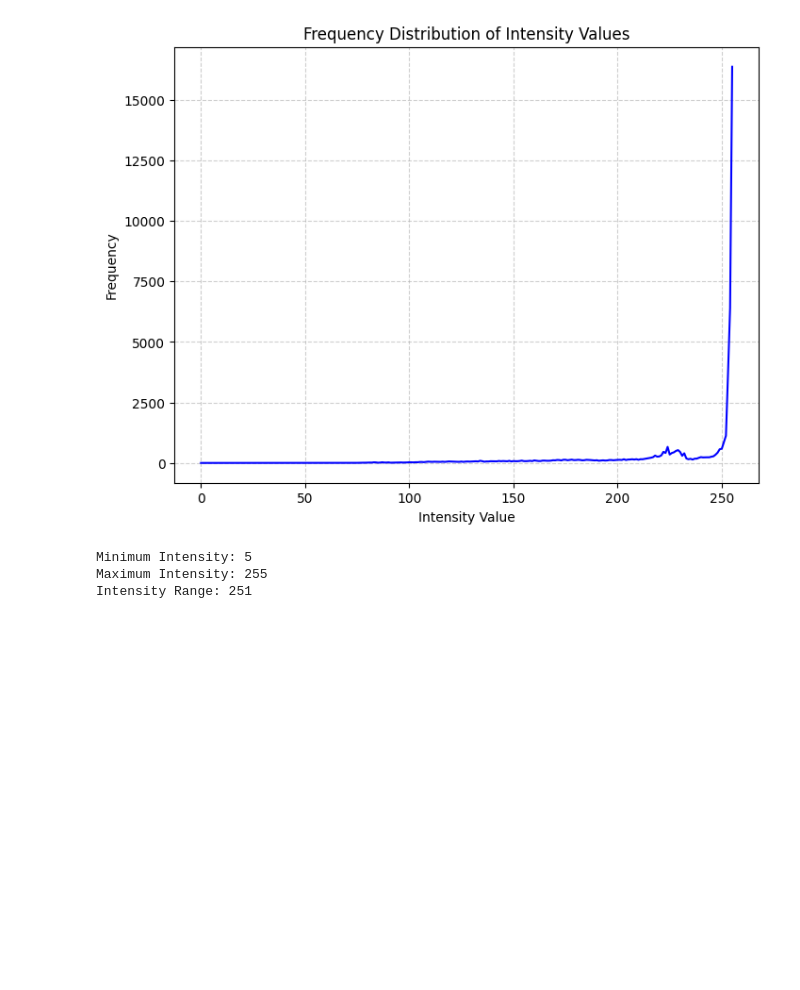
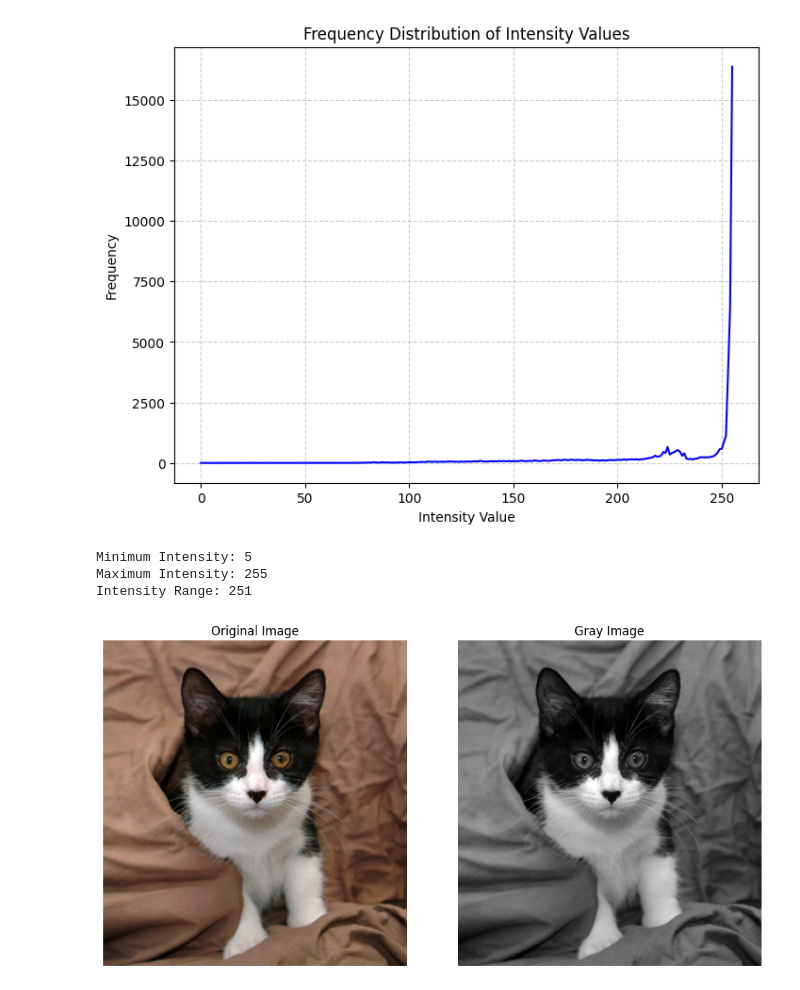
Before and after one commit to Nurulislamopu/DIP_Lab_Task_2019331530, a Jupyter notebook: Copy_of_DIP_lab_exam_sec[19_20].ipynb, the cells around one changed output. Cells and saved outputs as stored; diff of their text form; code cells hidden in the pictures; blank space fills up the shorter version.

Commit message:
Task 02 Completed

```diff
--- a/Copy_of_DIP_lab_exam_sec[19_20].ipynb
+++ b/Copy_of_DIP_lab_exam_sec[19_20].ipynb
@@ -65,3 +65,32 @@ Image Dimensions: Height: 225, Width: 225, Channels: 3
 Minimum Intensity: 5
 Maximum Intensity: 255
 Intensity Range: 251
+# %%
+def rgb2gray(image):
+  rows, cols, channels = image.shape
+
+  output = np.zeros((rows, cols), dtype=np.uint8)
+  for i in range(rows):
+    for j in range(cols):
+      r, g, b = image[i, j]
+      output[i, j] = r*0.29 + g*0.58 + b*0.11
+
+  return output
+
+img2 = cv2.imread('/content/drive/MyDrive/DIP_Lab_task_02.jpg')
+gray_img = rgb2gray(img2)
+
+fig, axes = plt.subplots(1, 2, figsize=(10, 5))
+
+axes[0].imshow(cv2.cvtColor(img2, cv2.COLOR_BGR2RGB))
+axes[0].axis('off')
+axes[0].set_title('Original Image')
+
+axes[1].imshow(gray_img, cmap='gray')
+axes[1].axis('off')
+axes[1].set_title('Gray Image')
+
+plt.tight_layout()
+plt.show()
+# %% [output]
+[figure, added]
```
